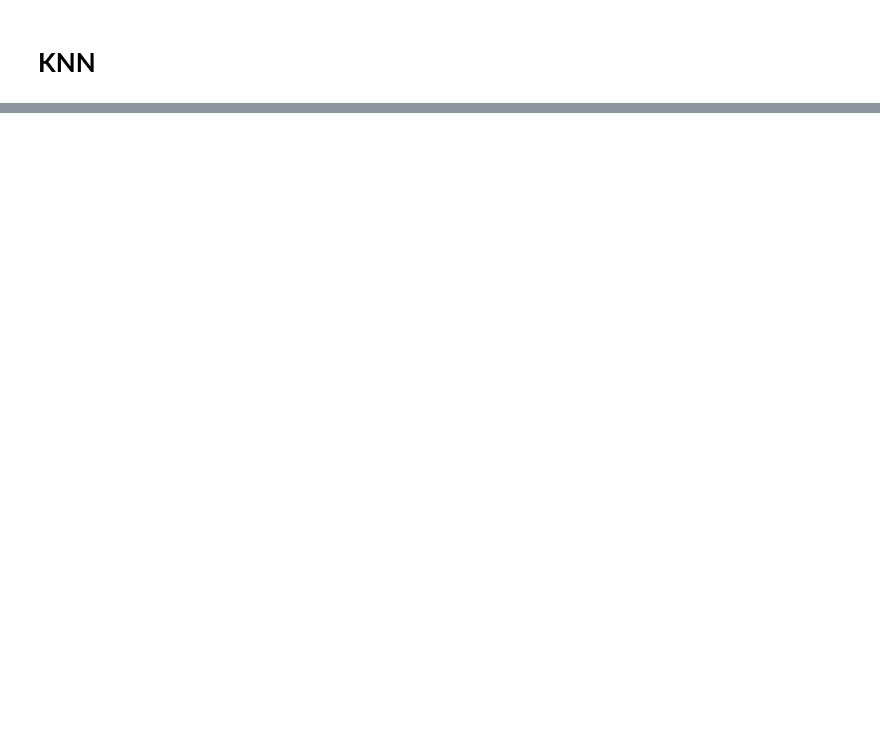
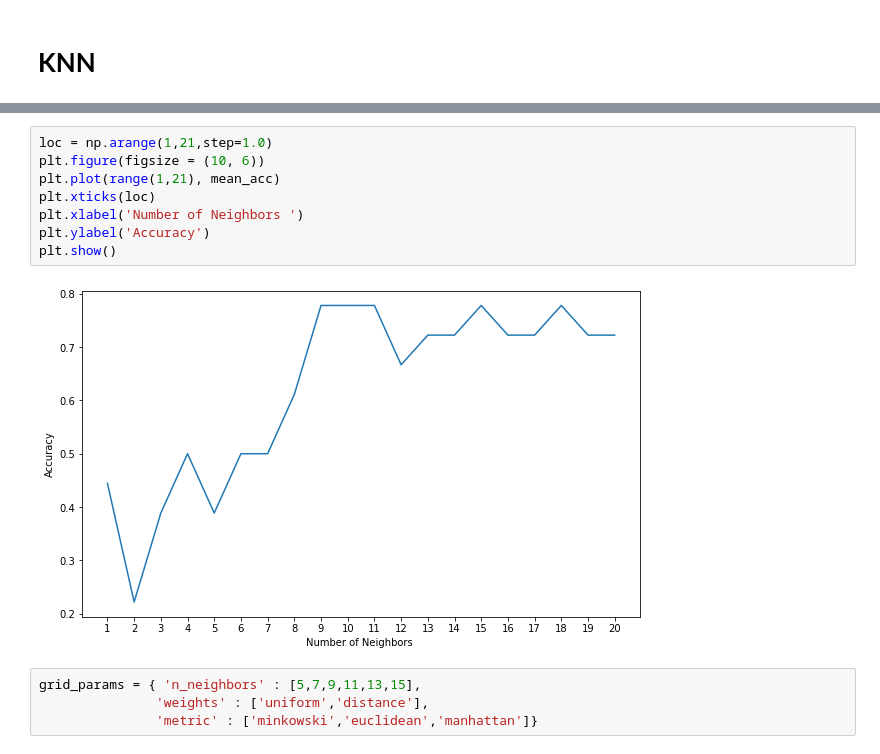
Before and after one commit to nahid0335/GradePrediction, a Jupyter notebook: GradePrediction.ipynb, the cells around one changed output, grey strips where cells are left out. Saved outputs shown, nothing was run; the diff lists cells and outputs as text; blank space fills up the shorter version.

```diff
--- a/GradePrediction.ipynb
+++ b/GradePrediction.ipynb
@@ -157,0 +227,14 @@ Accuracy: 0.4444444444444444
+# %%
+loc = np.arange(1,21,step=1.0)
+plt.figure(figsize = (10, 6))
+plt.plot(range(1,21), mean_acc)
+plt.xticks(loc)
+plt.xlabel('Number of Neighbors ')
+plt.ylabel('Accuracy')
+plt.show()
+# %% [output]
+[figure, added]
+# %%
+grid_params = { 'n_neighbors' : [5,7,9,11,13,15],
+               'weights' : ['uniform','distance'],
+               'metric' : ['minkowski','euclidean','manhattan']}
```
Also changed, not shown: parts of 25 cells of this notebook.
